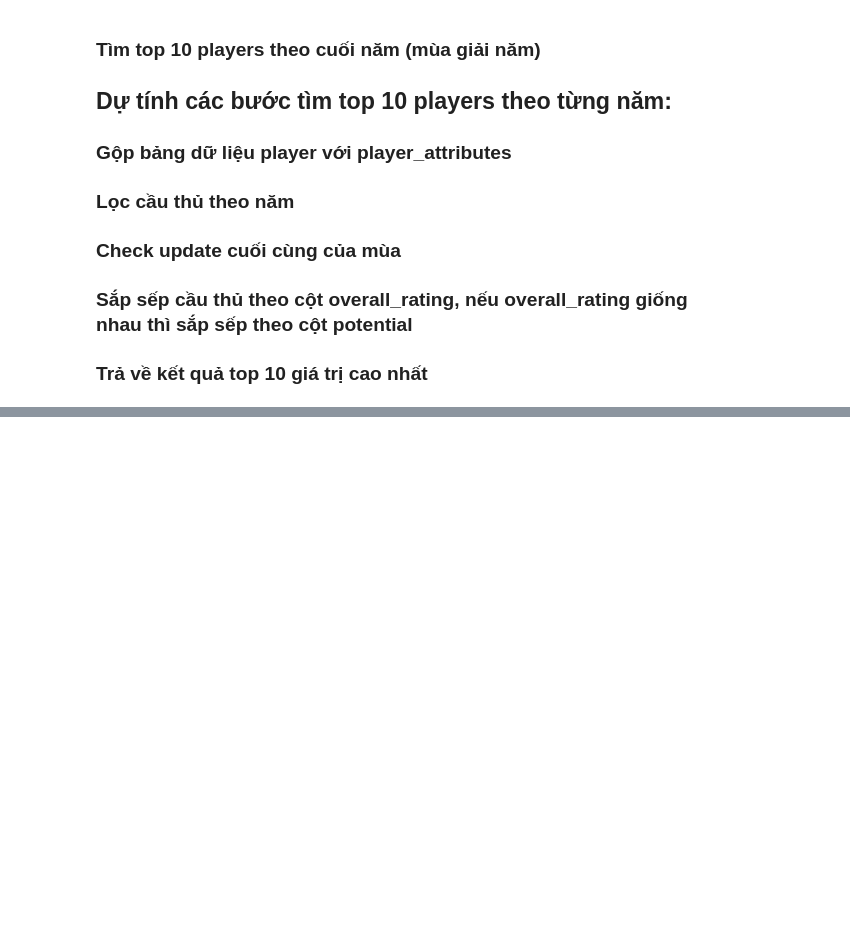
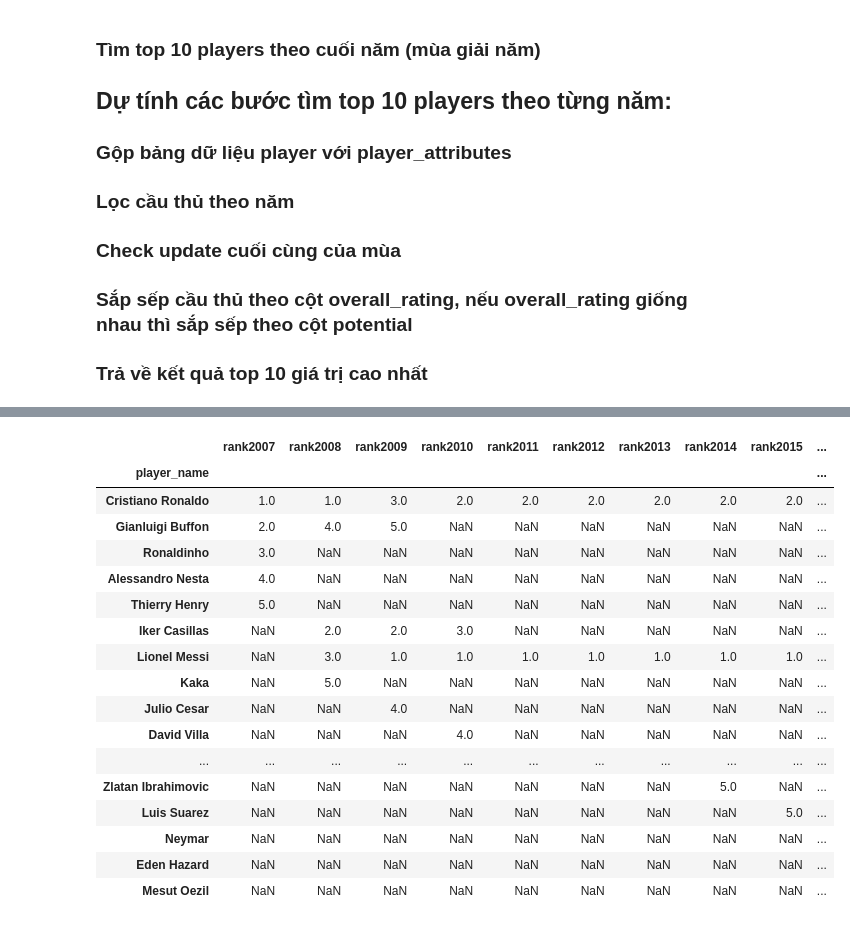
Before and after one commit to Trungtd0304/MiniProjectPython, a Jupyter notebook: miniproject.ipynb, the cells around one changed output, grey strips where cells are left out. Saved outputs shown, nothing was run; the diff lists cells and outputs as text; code cells hidden in the pictures; blank space fills up the shorter version.

```diff
--- a/miniproject.ipynb
+++ b/miniproject.ipynb
@@ -156,0 +210,4 @@ Player_Attributes.head()
+# %%
+# Giã xử trường hợp này các cầu thủ không thi đấu trong ngày đó dẫ đến không có điểm overall_rating lẫn potential. Nên ta tạm loại bỏ những điểm null này để làm sạch dữ liệu
+df_player_attributes=df_player_attributes[df_player_attributes['overall_rating'].notnull()]
+df_player_attributes
@@ -156,0 +243,11 @@ Player_Attributes.head()
+# %%
+def topPlayer(df,year,n=10):
+    dfTop=df[df['date'].dt.year==year]
+    dfTop=dfTop.sort_values('date').groupby('player_api_id').last()
+    dfTop=dfTop.sort_values(['overall_rating','potential']).tail(n)
+    dfTop=dfTop.sort_values(['overall_rating','potential'],ascending=False)
+    dfTop=dfTop[['player_name']]
+    dfTop.reset_index(level=0,inplace=True)
+    dfTop.index = range(1,len(dfTop.index)+1)
+    dfTop.reset_index(level=0,inplace=True)
+    return dfTop
@@ -156,0 +300,24 @@ Player_Attributes.head()
+# %%
+df_rank.index=df_rank.player_name
+df_rank=df_rank[['rank2007','rank2008','rank2009','rank2010','rank2011','rank2012','rank2013','rank2014','rank2015','rank2016']]
+
+df_rank
+# %% [output]
+|  | rank2007 | rank2008 | rank2009 | rank2010 | rank2011 | rank2012 | rank2013 | rank2014 | rank2015 | ... |
+| player_name |  |  |  |  |  |  |  |  |  | ... |
+| Cristiano Ronaldo | 1.0 | 1.0 | 3.0 | 2.0 | 2.0 | 2.0 | 2.0 | 2.0 | 2.0 | ... |
+| Gianluigi Buffon | 2.0 | 4.0 | 5.0 | NaN | NaN | NaN | NaN | NaN | NaN | ... |
+| Ronaldinho | 3.0 | NaN | NaN | NaN | NaN | NaN | NaN | NaN | NaN | ... |
+| Alessandro Nesta | 4.0 | NaN | NaN | NaN | NaN | NaN | NaN | NaN | NaN | ... |
+| Thierry Henry | 5.0 | NaN | NaN | NaN | NaN | NaN | NaN | NaN | NaN | ... |
+| Iker Casillas | NaN | 2.0 | 2.0 | 3.0 | NaN | NaN | NaN | NaN | NaN | ... |
+| Lionel Messi | NaN | 3.0 | 1.0 | 1.0 | 1.0 | 1.0 | 1.0 | 1.0 | 1.0 | ... |
+| Kaka | NaN | 5.0 | NaN | NaN | NaN | NaN | NaN | NaN | NaN | ... |
+| Julio Cesar | NaN | NaN | 4.0 | NaN | NaN | NaN | NaN | NaN | NaN | ... |
+| David Villa | NaN | NaN | NaN | 4.0 | NaN | NaN | NaN | NaN | NaN | ... |
+| ... | ... | ... | ... | ... | ... | ... | ... | ... | ... | ... |
+| Zlatan Ibrahimovic | NaN | NaN | NaN | NaN | NaN | NaN | NaN | 5.0 | NaN | ... |
+| Luis Suarez | NaN | NaN | NaN | NaN | NaN | NaN | NaN | NaN | 5.0 | ... |
+| Neymar | NaN | NaN | NaN | NaN | NaN | NaN | NaN | NaN | NaN | ... |
+| Eden Hazard | NaN | NaN | NaN | NaN | NaN | NaN | NaN | NaN | NaN | ... |
+| Mesut Oezil | NaN | NaN | NaN | NaN | NaN | NaN | NaN | NaN | NaN | ... |
```
Also changed, not shown: parts of 13 cells of this notebook.
